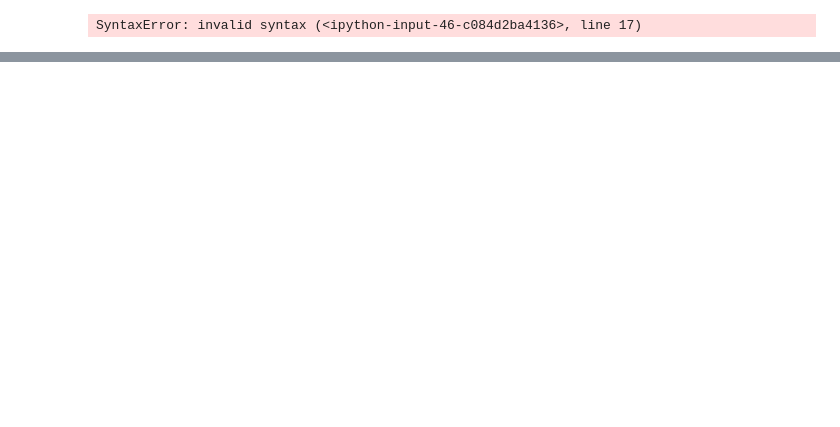
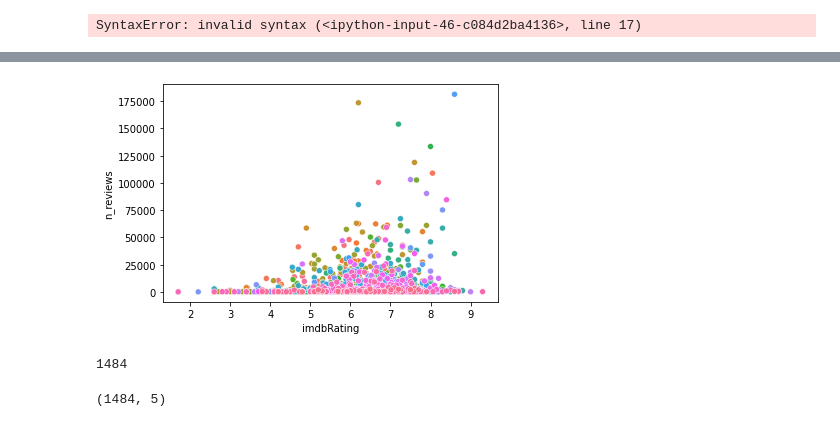
Before and after one commit to boemer00/Netflix, a Jupyter notebook: final_dataset.ipynb, the cells around one changed output, grey strips where cells are left out. Cells and saved outputs as stored; diff of their text form; code cells hidden in the pictures; blank space fills up the shorter version.

Commit message:
data wrangling func v1

```diff
--- a/final_dataset.ipynb
+++ b/final_dataset.ipynb
@@ -47,0 +80,8 @@ df[['avg_review_score']].boxplot();
+# %%
+df["Language"] = df[["Language"]].fillna("English")
+
+def language_binary(x):
+    if x.find("English") != -1:
+        return "English Available"
+    else:
+        return "English N/A"
@@ -47,0 +93,2 @@ df[['avg_review_score']].boxplot();
+# %%
+df["Language_binary"] = df["Language"].map(language_binary)
@@ -47,0 +97,2 @@ df[['avg_review_score']].boxplot();
+# %%
+df['Plot'] = df['Plot'].replace(np.nan,'unknown')
@@ -47,0 +105,3 @@ df[['avg_review_score']].boxplot();
+# %%
+freq_genre = df['Genre'].mode()[0]
+df['Genre'] = df['Genre'].replace(np.nan, freq_genre)
@@ -77,0 +158,14 @@ SyntaxError: invalid syntax (<ipython-input-46-c084d2ba4136>, line 17)
+# %%
+# scatterplot - genre
+df_genre = df.groupby(by=['Genre']).mean().reset_index()
+ax = sns.scatterplot(data=df_genre, x='imdbRating', y='n_reviews', hue='Genre', legend=False)
+# %% [output]
+[figure, added]
+# %%
+df_genre['Genre'].nunique() ## --> should we keep all these combinations?
+# %% [output]
+1484
+# %%
+df_genre.shape
+# %% [output]
+(1484, 5)
```
Also changed, not shown: parts of 25 cells of this notebook, 2 other files.
